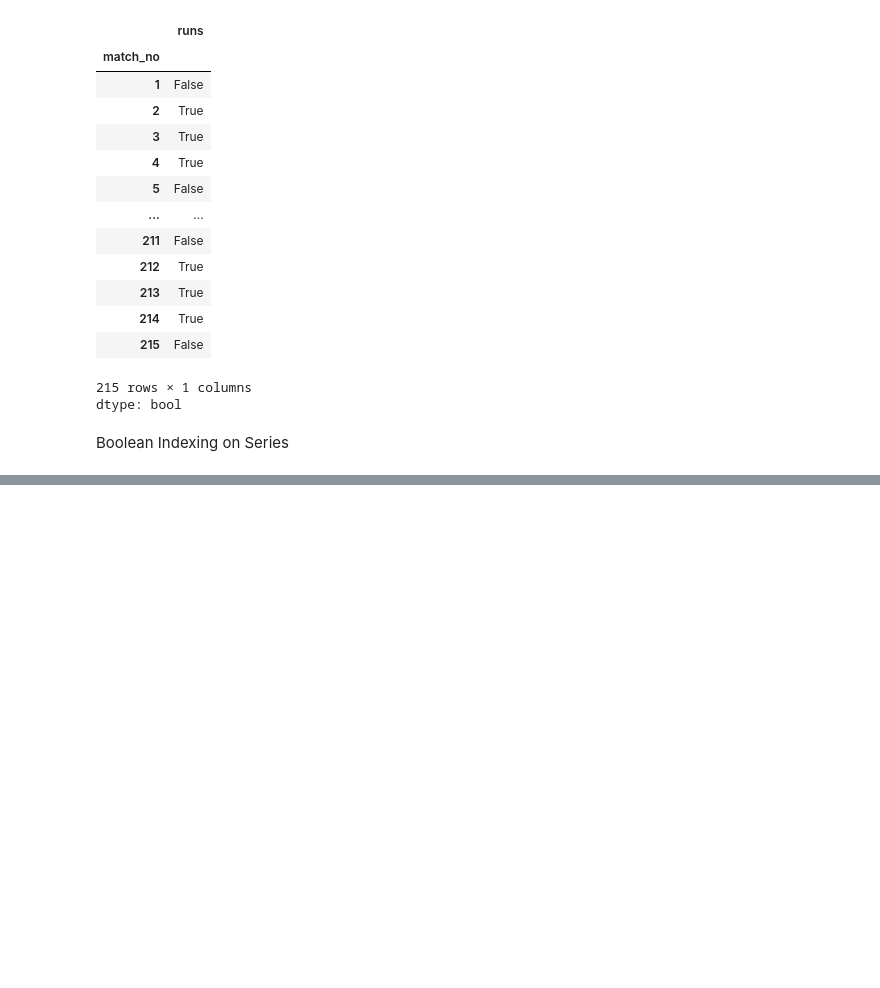
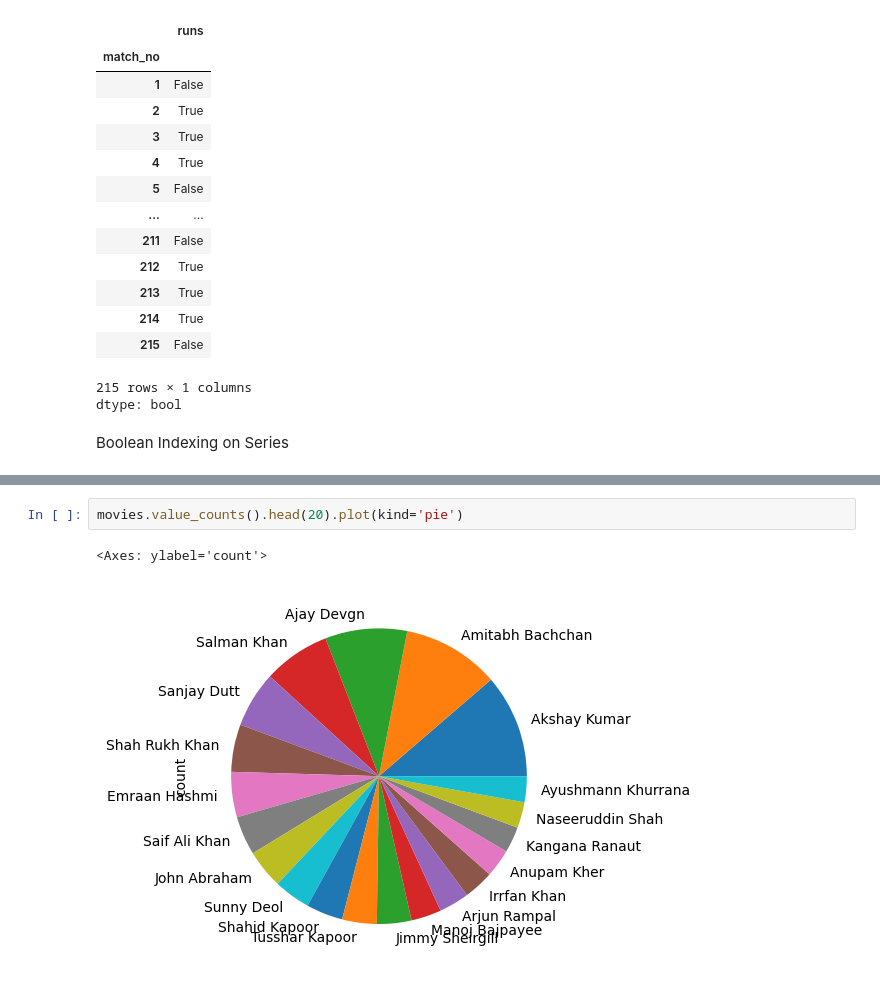
Before and after one commit to Tdeflash12/AI-ML, a Jupyter notebook: pandas.ipynb, the cells around one changed output, grey strips where cells are left out. Cells and saved outputs as stored; diff of their text form; blank space fills up the shorter version.

```diff
--- a/pandas.ipynb
+++ b/pandas.ipynb
@@ -657,0 +723,5 @@ Boolean Indexing on Series
+# %%
+movies.value_counts().head(20).plot(kind='pie')
+# %% [output]
+<Axes: ylabel='count'>
+[figure, added]
```
Also changed, not shown: parts of 8 cells of this notebook.
